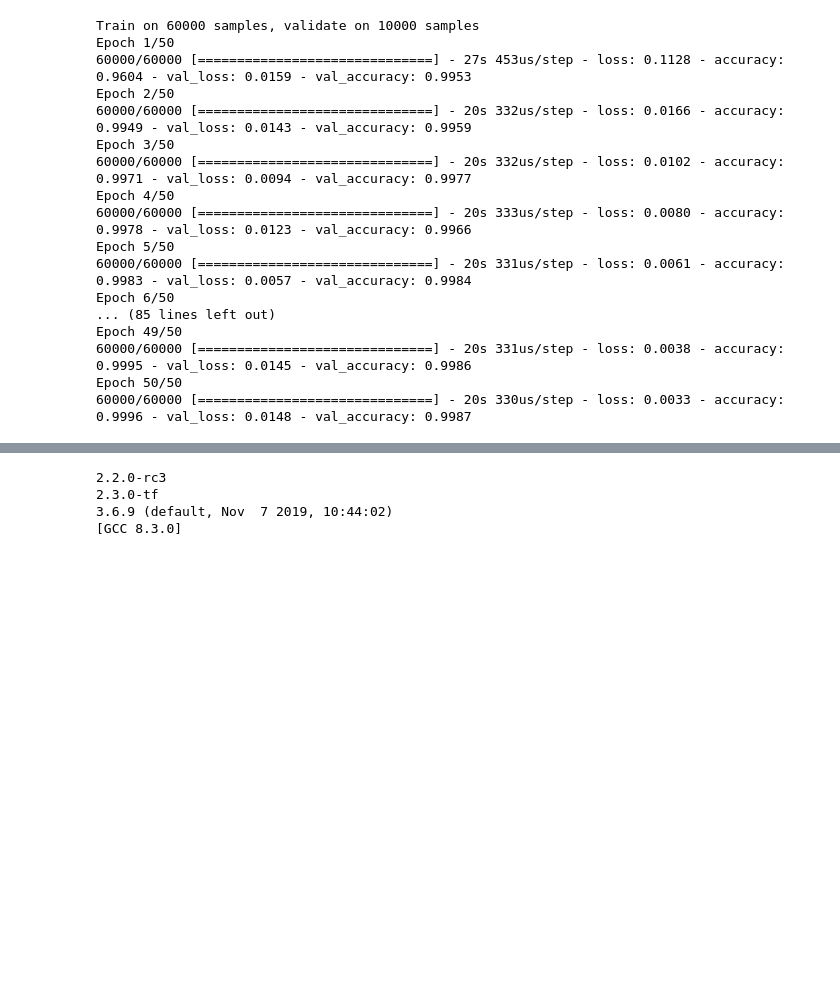
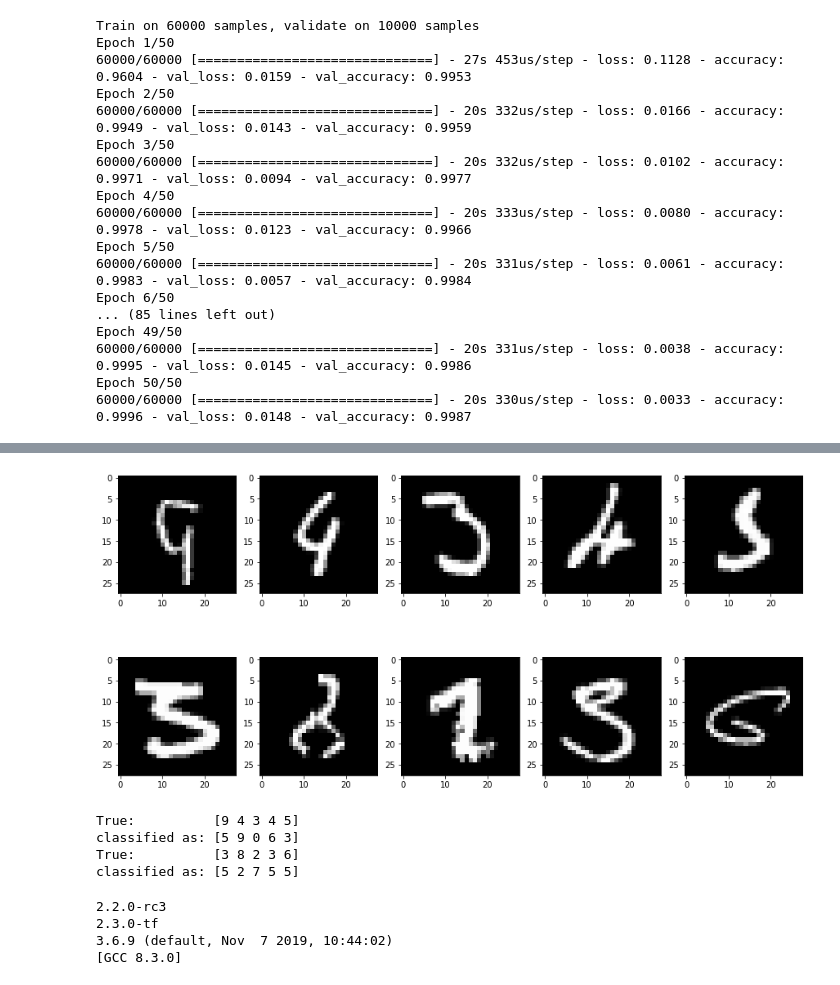
Before and after one commit to HarnoorOberai/Image-Classification, a Jupyter notebook: HarnoorSinghOberai__190753898__VGG16.ipynb, the cells around one changed output, grey strips where cells are left out. Saved outputs shown, nothing was run; the diff lists cells and outputs as text; code cells hidden in the pictures; blank space fills up the shorter version.

```diff
--- a/HarnoorSinghOberai__190753898__VGG16.ipynb
+++ b/HarnoorSinghOberai__190753898__VGG16.ipynb
@@ -179,0 +222,12 @@ plt.show()
+# %%
+predictions = new_model.predict(x_test, verbose=0)
+# %%
+def test_accuracy():
+    err = []
+    t = 0
+    for i in range(predictions.shape[0]):
+        if (np.argmax(predictions[i]) == y_test[i]):
+            t = t+1
+        else:
+            err.append(i)
+    return t, float(t)*100/predictions.shape[0], err
@@ -180,3 +239,24 @@ plt.show()
+# %%
+fig1 = plt.figure(figsize = (15,15))
+
+for i in range(5):
+    ax1 = fig1.add_subplot(1,5,i+1)
+    ax1.imshow(x_test[p[2][i]].reshape(28,28), interpolation='none', cmap=plt.cm.gray)
+    ax2 = fig1.add_subplot(2,5,i+6)
+    ax2.imshow(x_test[p[2][i+6]].reshape(28,28), interpolation='none', cmap=plt.cm.gray)
+plt.show()
+
+print("True:          {}".format(y_test[p[2][0:5]]))
+print("classified as: {}".format(np.argmax(predictions[p[2][0:5]], axis=1)))
+
+print("True:          {}".format(y_test[p[2][6:11]]))
+print("classified as: {}".format(np.argmax(predictions[p[2][6:11]], axis=1)))
+# %% [output]
+[figure, added]
+True:          [9 4 3 4 5]
+classified as: [5 9 0 6 3]
+True:          [3 8 2 3 6]
+classified as: [5 2 7 5 5]
 # %%
 
 print(tf.__version__)
```
Also changed, not shown: parts of 7 cells of this notebook.
